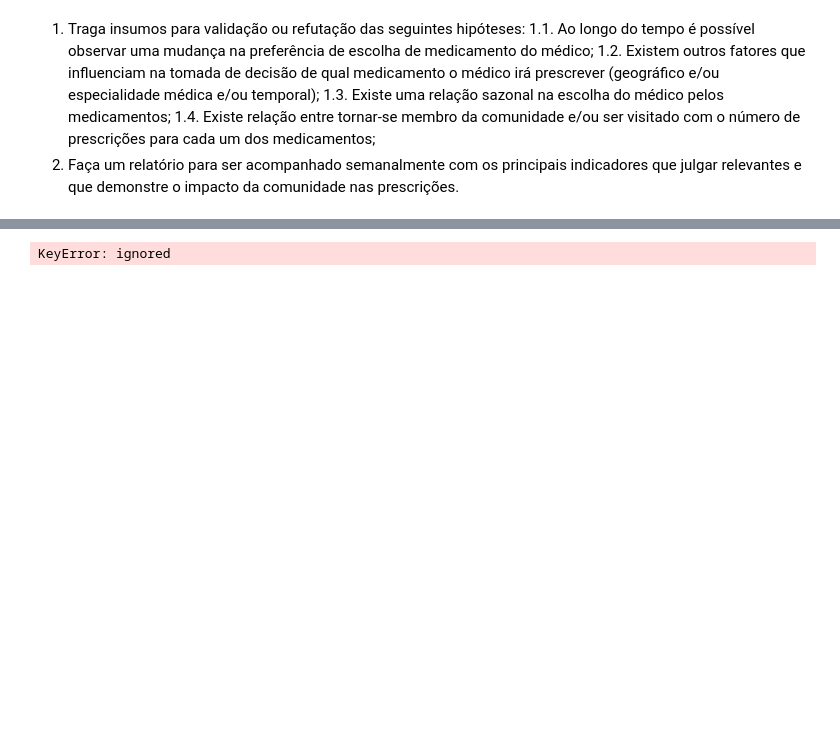
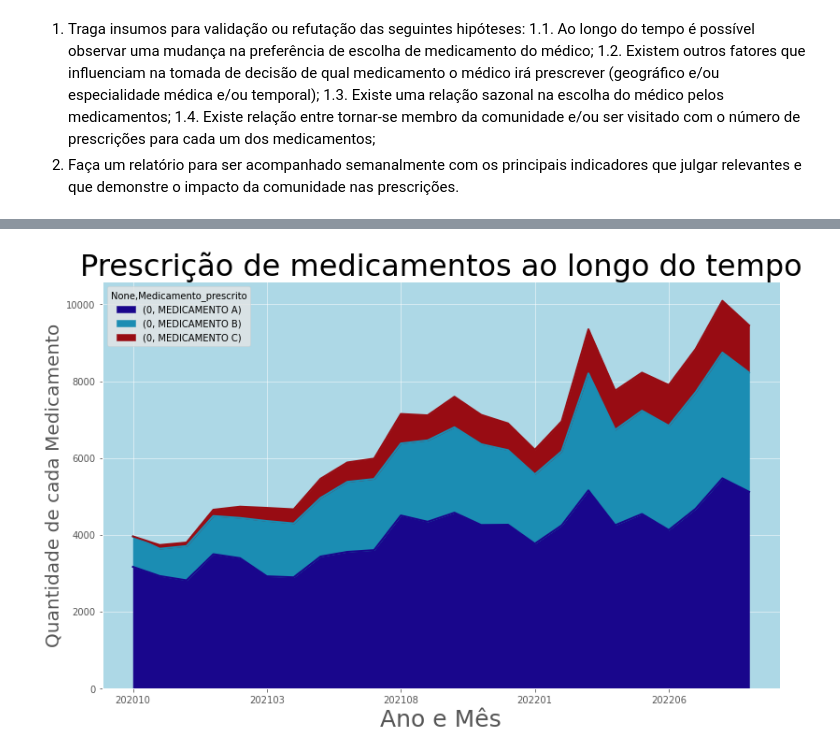
Before and after one commit to Juniorffonseca/processo_seletivo, a Jupyter notebook: teste_processo_seletivo.ipynb, the cells around one changed output, grey strips where cells are left out. Saved outputs shown, nothing was run; the diff lists cells and outputs as text; code cells hidden in the pictures; blank space fills up the shorter version.

```diff
--- a/teste_processo_seletivo.ipynb
+++ b/teste_processo_seletivo.ipynb
@@ -33,10 +42,0 @@ visitados = pd.read_csv(url_4, sep = ';', encoding='latin-1')
-# %%
-#prescricoes['Mes_prescricao'] = pd.to_datetime(prescricoes['Mes_prescricao'], format='%Y%m').dt.strftime('%Y/%m')
-prescricoes_agrupado = prescricoes.groupby(['ID_MEDICO', 'Medicamento_prescrito', 'Mes_prescricao'])
-prescricoes_agrupado.first()
-
-#parei aqui
-
-prescricoes_agrupado.plot(x='Mes_prescricao',y='Medicamento_prescrito')
-# %% [output]
-KeyError: ignored
@@ -42,0 +76,5 @@ KeyError: ignored
+# %%
+medicos = pd.read_csv('medicos.csv', sep = ';', encoding='latin-1')
+membros = pd.read_csv('membros.csv', sep = ';', encoding='latin-1')
+prescricoes = pd.read_csv('prescricoes.csv', sep = ';', encoding='latin-1')
+visitados = pd.read_csv('visitados.csv', sep = ';', encoding='latin-1')
@@ -42,0 +83,49 @@ KeyError: ignored
+# %%
+
+aleatorio = [0, 0, 0]
+
+for i in range(3):
+    aleatorio[i] = np.random.rand()
+
+# 0.9817771747683106
+# 0.5000000000000000
+# 0.20557047808372098
+
+lista = plt.cm.plasma_r([0.9817771747683106,
+                         0.19557047808372098,
+                         0.63000000000000])
+
+#lista [1] = [0.8, 0.2, 0.3, 1]
+lista [1] = plt.cm.ocean(0.7)
+lista [2] = plt.cm.Reds(0.9)
+
+#print(aleatorio)
+
+#prescricoes['Mes_prescricao'] = pd.to_datetime(prescricoes['Mes_prescricao'], format='%Y%m').dt.strftime('%Y/%m')
+
+prescricoes_agrupado = prescricoes[['Medicamento_prescrito', 'Mes_prescricao']].value_counts().to_frame()
+prescricoes_agrupado = prescricoes_agrupado.reset_index()
+prescricoes_agrupado.head().shape
+
+prescricoes_agrupado['Mes_prescricao'] = list(map(str, prescricoes_agrupado['Mes_prescricao']))
+
+prescricoes_agrupado = prescricoes_agrupado.pivot(index='Mes_prescricao', columns='Medicamento_prescrito')
+prescricoes_agrupado
+
+prescricoes_agrupado.plot(kind = 'area', stacked = True, figsize = (13, 8), alpha = 1, color = lista)
+
+#plt.colormaps = x
+
+plt.title('Prescrição de medicamentos ao longo do tempo', size = 32)
+plt.xlabel('Ano e Mês', size = 25)
+plt.ylabel('Quantidade de cada Medicamento', size = 20)
+
+ax = plt.axes()
+
+ax.set_facecolor('lightblue')
+
+
+
+plt.show()
+# %% [output]
+[figure, added]
```
Also changed, not shown: parts of 4 cells of this notebook.
